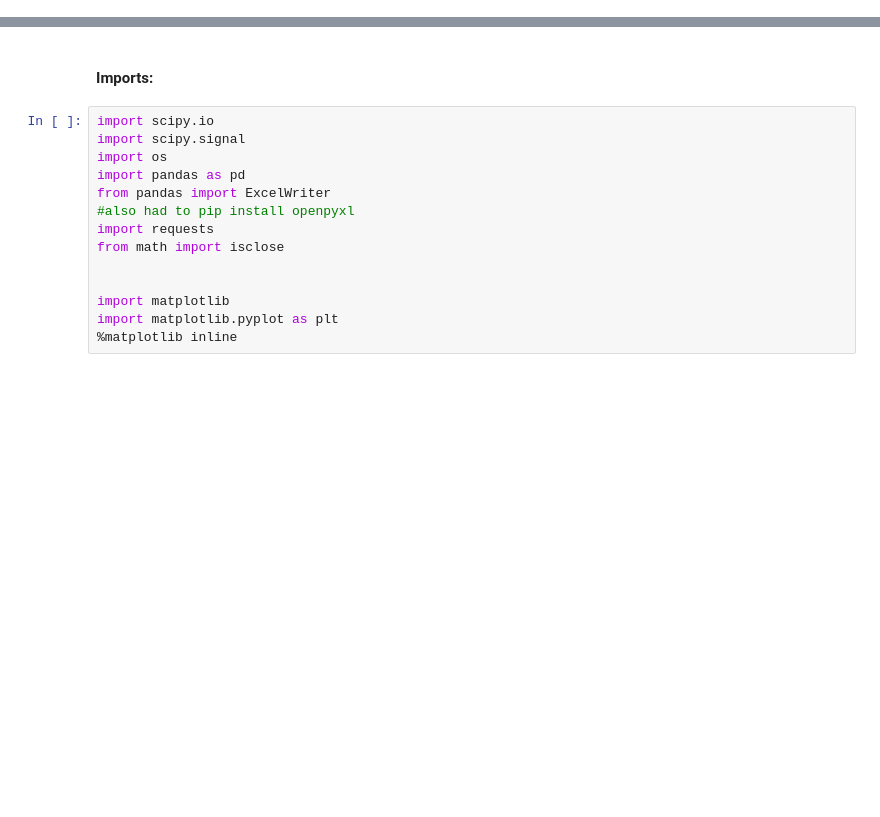
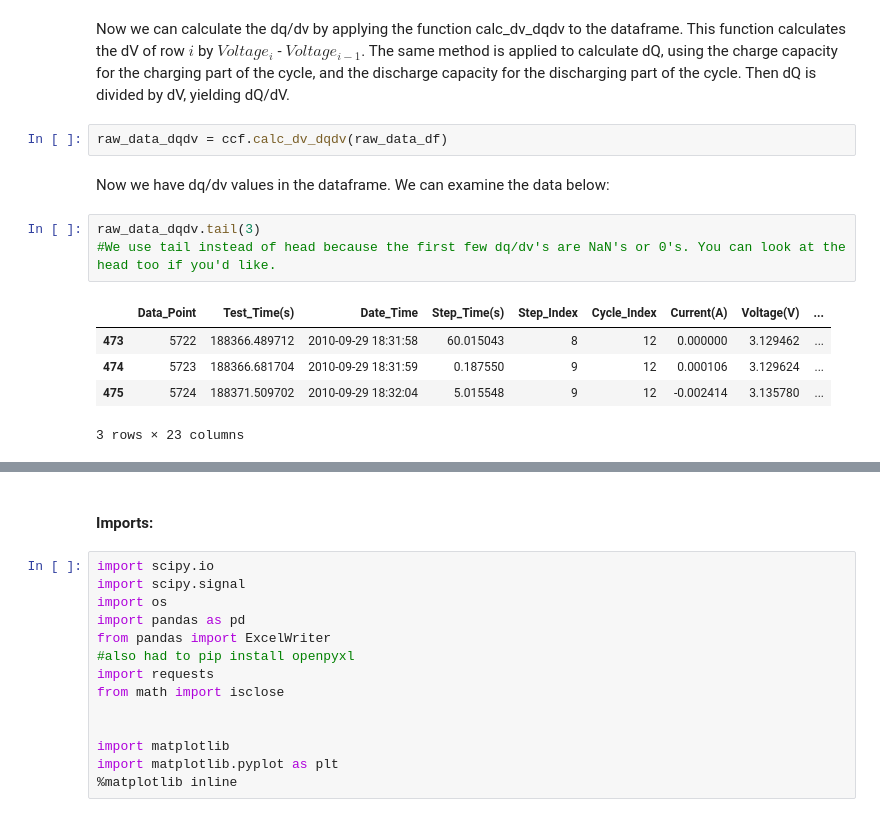
Before and after one commit to nicolet5/DiffCapAnalyzer, a Jupyter notebook: examples/CleanData.ipynb, the cells around one changed output, grey strips where cells are left out. Cells and saved outputs as stored; diff of their text form; blank space fills up the shorter version.

```diff
--- a/examples/CleanData.ipynb
+++ b/examples/CleanData.ipynb
@@ -9,0 +41,15 @@ All CS2 cells underwent the same charging profile which was a standard constant
+# %% [markdown]
+Now we can calculate the dq/dv by applying the function calc_dv_dqdv to the dataframe. This function calculates the dV of row $i$ by $Voltage_i$ - $Voltage_{i-1}$. The same method is applied to calculate dQ, using the charge capacity for the charging part of the cycle, and the discharge capacity for the discharging part of  the cycle. Then dQ is divided by dV, yielding dQ/dV.
+# %%
+raw_data_dqdv = ccf.calc_dv_dqdv(raw_data_df)
+# %% [markdown]
+Now we have dq/dv values in the dataframe. We can examine the data below:
+# %%
+raw_data_dqdv.tail(3)
+#We use tail instead of head because the first few dq/dv's are NaN's or 0's. You can look at the head too if you'd like.
+# %% [output]
+|  | Data_Point | Test_Time(s) | Date_Time | Step_Time(s) | Step_Index | Cycle_Index | Current(A) | Voltage(V) | ... |
+| 473 | 5722 | 188366.489712 | 2010-09-29 18:31:58 | 60.015043 | 8 | 12 | 0.000000 | 3.129462 | ... |
+| 474 | 5723 | 188366.681704 | 2010-09-29 18:31:59 | 0.187550 | 9 | 12 | 0.000106 | 3.129624 | ... |
+| 475 | 5724 | 188371.509702 | 2010-09-29 18:32:04 | 5.015548 | 9 | 12 | -0.002414 | 3.135780 | ... |
+3 rows × 23 columns
```
Also changed, not shown: parts of 19 cells of this notebook, 3 other files.
